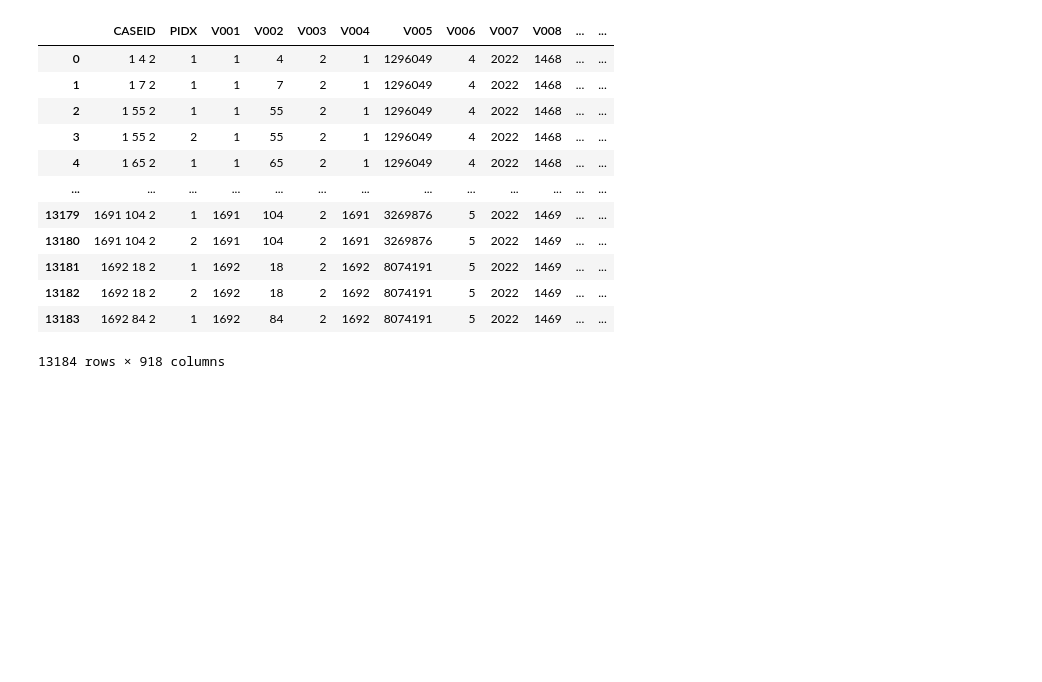
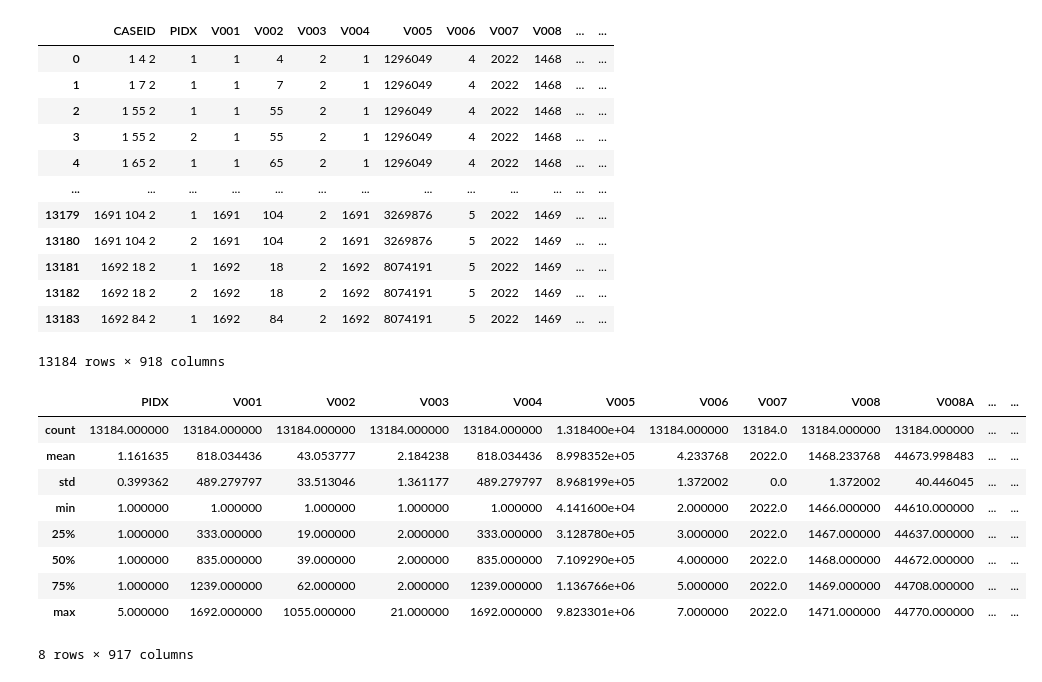
Before and after one commit to tingly-amua/Determinants-of-Antenatal-Care-Visits-personal-project-, a Jupyter notebook: project.ipynb, the cells around one changed output. Drawn from its saved outputs; the diff is of its cells as text; code cells hidden in the pictures; blank space fills up the shorter version.

```diff
--- a/project.ipynb
+++ b/project.ipynb
@@ -93,3 +93,17 @@ projectdf
 | 13182 | 1692 18 2 | 2 | 1692 | 18 | 2 | 1692 | 8074191 | 5 | 2022 | 1469 | ... | ... |
 | 13183 | 1692 84 2 | 1 | 1692 | 84 | 2 | 1692 | 8074191 | 5 | 2022 | 1469 | ... | ... |
 13184 rows × 918 columns
+# %%
+#get descriptive statistics about the numerical columns
+projectdf.describe()
+# %% [output]
+|  | PIDX | V001 | V002 | V003 | V004 | V005 | V006 | V007 | V008 | V008A | ... | ... |
+| count | 13184.000000 | 13184.000000 | 13184.000000 | 13184.000000 | 13184.000000 | 1.318400e+04 | 13184.000000 | 13184.0 | 13184.000000 | 13184.000000 | ... | ... |
+| mean | 1.161635 | 818.034436 | 43.053777 | 2.184238 | 818.034436 | 8.998352e+05 | 4.233768 | 2022.0 | 1468.233768 | 44673.998483 | ... | ... |
+| std | 0.399362 | 489.279797 | 33.513046 | 1.361177 | 489.279797 | 8.968199e+05 | 1.372002 | 0.0 | 1.372002 | 40.446045 | ... | ... |
+| min | 1.000000 | 1.000000 | 1.000000 | 1.000000 | 1.000000 | 4.141600e+04 | 2.000000 | 2022.0 | 1466.000000 | 44610.000000 | ... | ... |
+| 25% | 1.000000 | 333.000000 | 19.000000 | 2.000000 | 333.000000 | 3.128780e+05 | 3.000000 | 2022.0 | 1467.000000 | 44637.000000 | ... | ... |
+| 50% | 1.000000 | 835.000000 | 39.000000 | 2.000000 | 835.000000 | 7.109290e+05 | 4.000000 | 2022.0 | 1468.000000 | 44672.000000 | ... | ... |
+| 75% | 1.000000 | 1239.000000 | 62.000000 | 2.000000 | 1239.000000 | 1.136766e+06 | 5.000000 | 2022.0 | 1469.000000 | 44708.000000 | ... | ... |
+| max | 5.000000 | 1692.000000 | 1055.000000 | 21.000000 | 1692.000000 | 9.823301e+06 | 7.000000 | 2022.0 | 1471.000000 | 44770.000000 | ... | ... |
+8 rows × 917 columns
```
Also changed, not shown: parts of 24 cells of this notebook.
